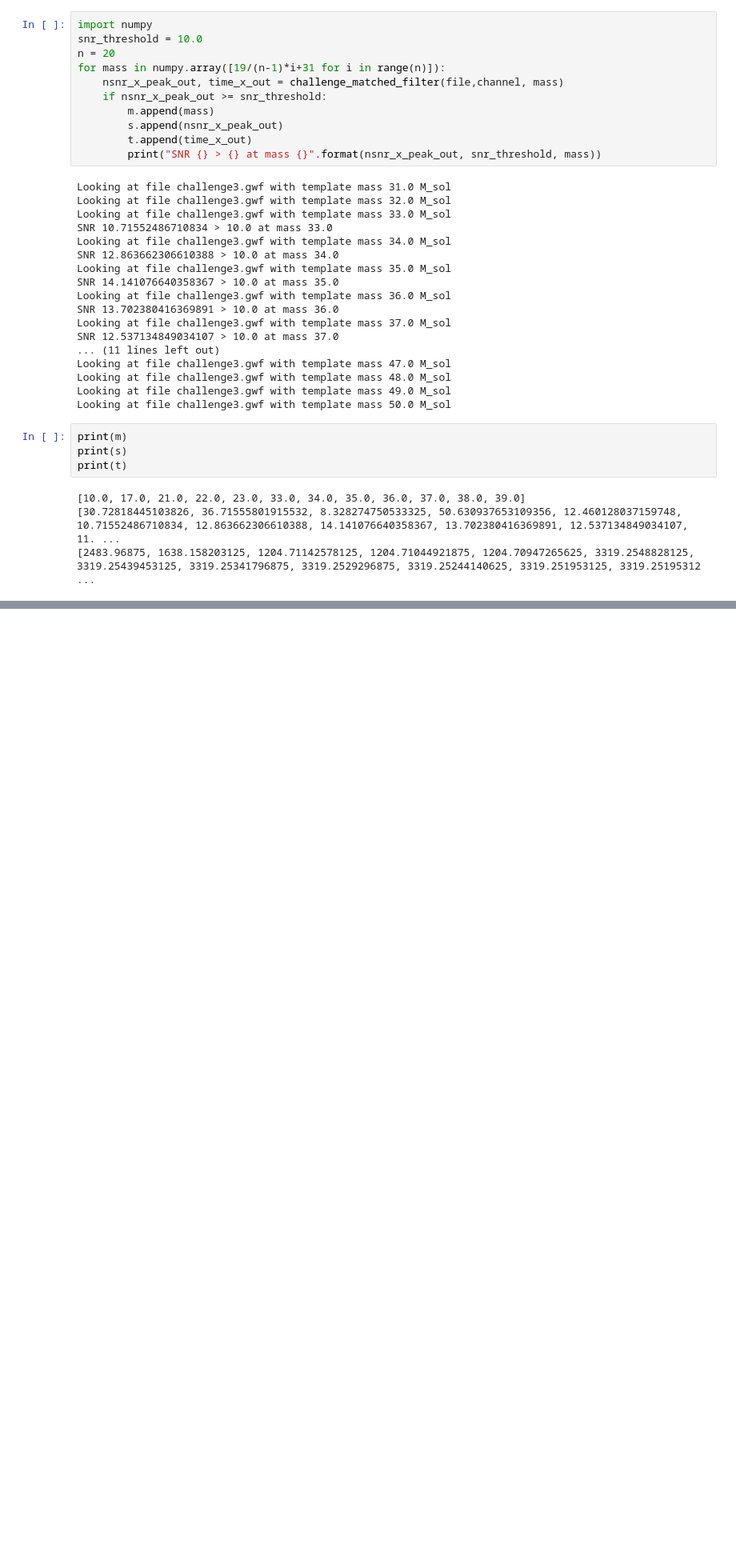
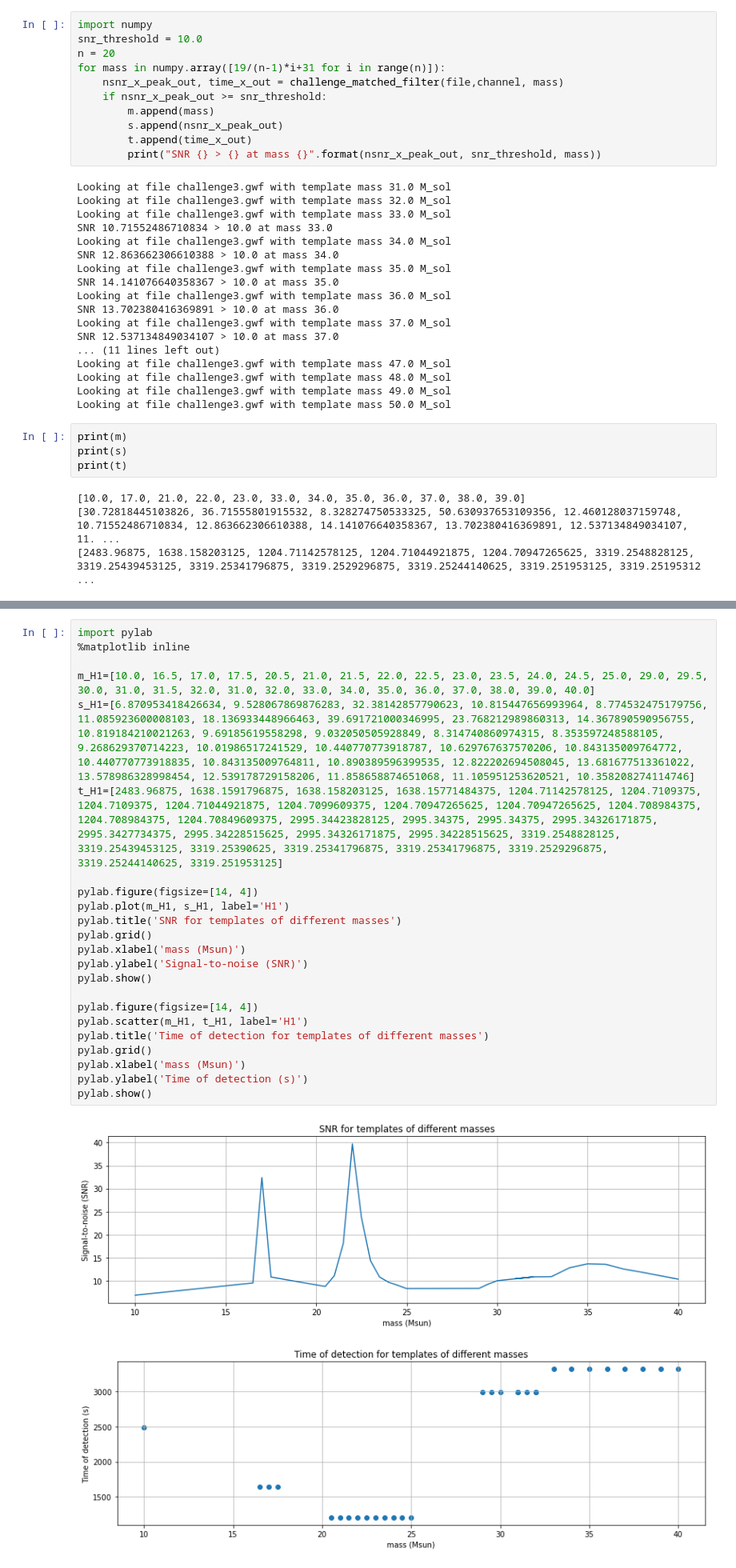
Before and after one commit to SYLau/odw-2022, a Jupyter notebook: Challenge/Data_challenge_4b.ipynb, the cells around one changed output, grey strips where cells are left out. Shown at 80% size. Saved outputs shown, nothing was run; the diff lists cells and outputs as text; blank space fills up the shorter version.

```diff
--- a/Challenge/Data_challenge_4b.ipynb
+++ b/Challenge/Data_challenge_4b.ipynb
@@ -251,0 +256,26 @@ print(t)
+# %%
+import pylab
+%matplotlib inline
+
+m_H1=[10.0, 16.5, 17.0, 17.5, 20.5, 21.0, 21.5, 22.0, 22.5, 23.0, 23.5, 24.0, 24.5, 25.0, 29.0, 29.5, 30.0, 31.0, 31.5, 32.0, 31.0, 32.0, 33.0, 34.0, 35.0, 36.0, 37.0, 38.0, 39.0, 40.0]
+s_H1=[6.870953418426634, 9.528067869876283, 32.38142857790623, 10.815447656993964, 8.774532475179756, 11.085923600008103, 18.136933448966463, 39.691721000346995, 23.768212989860313, 14.367890590956755, 10.819184210021263, 9.69185619558298, 9.032050505928849, 8.314740860974315, 8.353597248588105, 9.268629370714223, 10.01986517241529, 10.440770773918787, 10.629767637570206, 10.843135009764772, 10.440770773918835, 10.843135009764811, 10.890389596399535, 12.822202694508045, 13.681677513361022, 13.578986328998454, 12.539178729158206, 11.858658874651068, 11.105951253620521, 10.358208274114746]
+t_H1=[2483.96875, 1638.1591796875, 1638.158203125, 1638.15771484375, 1204.71142578125, 1204.7109375, 1204.7109375, 1204.71044921875, 1204.7099609375, 1204.70947265625, 1204.70947265625, 1204.708984375, 1204.708984375, 1204.70849609375, 2995.34423828125, 2995.34375, 2995.34375, 2995.34326171875, 2995.3427734375, 2995.34228515625, 2995.34326171875, 2995.34228515625, 3319.2548828125, 3319.25439453125, 3319.25390625, 3319.25341796875, 3319.25341796875, 3319.2529296875, 3319.25244140625, 3319.251953125]
+
+pylab.figure(figsize=[14, 4])
+pylab.plot(m_H1, s_H1, label='H1')
+pylab.title('SNR for templates of different masses')
+pylab.grid()
+pylab.xlabel('mass (Msun)')
+pylab.ylabel('Signal-to-noise (SNR)')
+pylab.show()
+
+pylab.figure(figsize=[14, 4])
+pylab.scatter(m_H1, t_H1, label='H1')
+pylab.title('Time of detection for templates of different masses')
+pylab.grid()
+pylab.xlabel('mass (Msun)')
+pylab.ylabel('Time of detection (s)')
+pylab.show()
+# %% [output]
+[figure, added]
+[figure, added]
```
Also changed, not shown: parts of 4 cells of this notebook, 1 other file.
